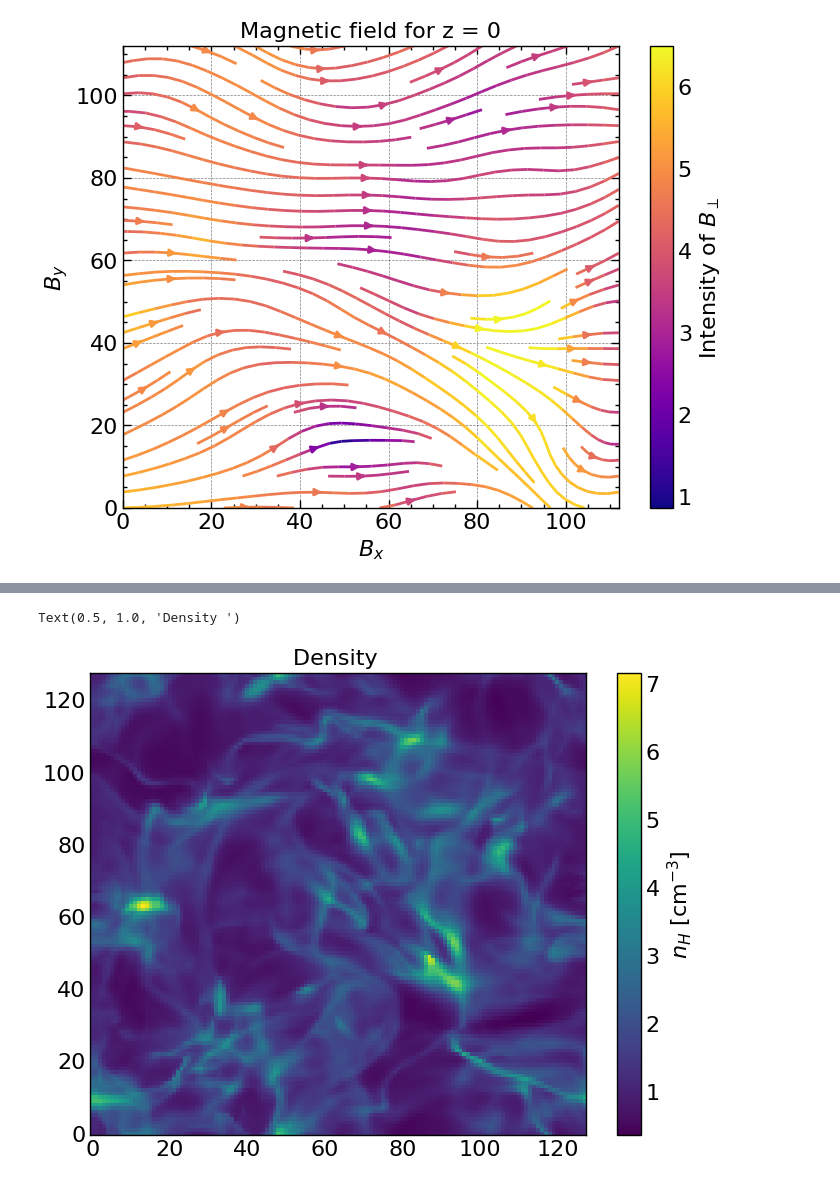
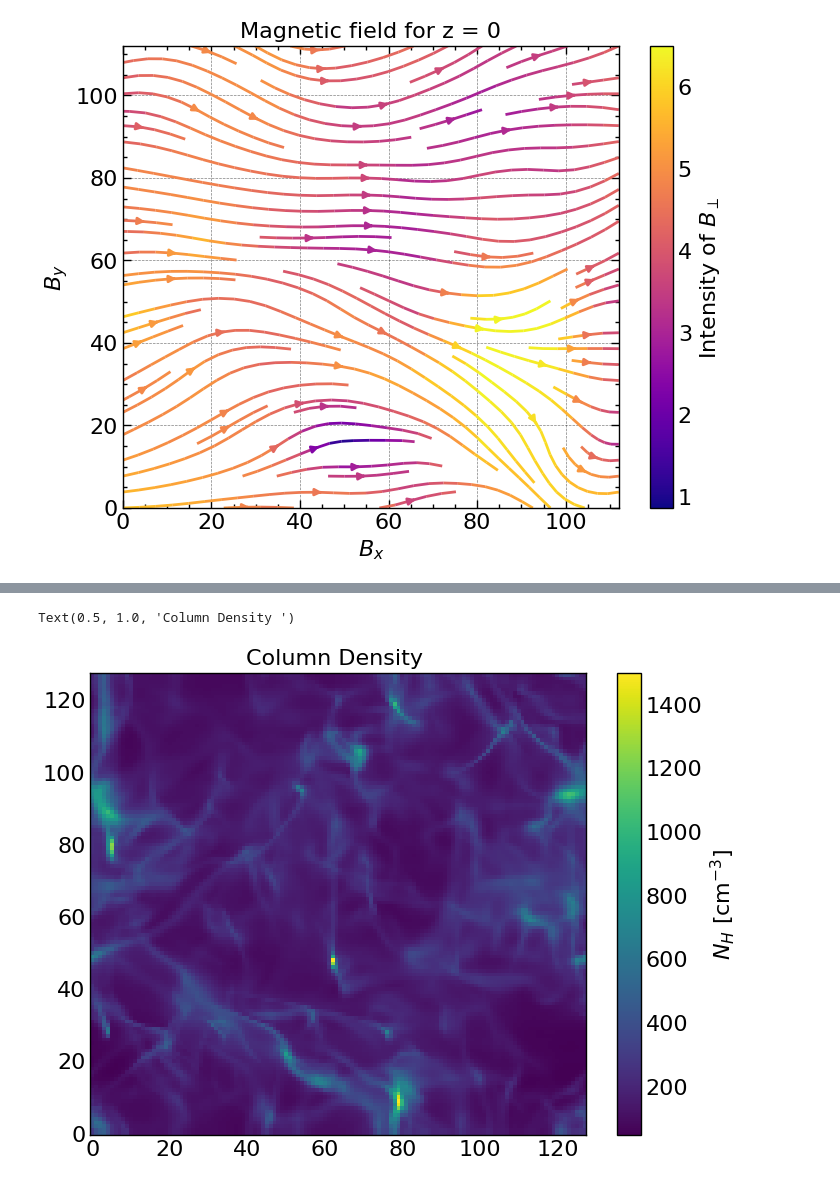
Before and after one commit to TimotheSchmidt/Code-PNU, a Jupyter notebook: Sigma_psi.ipynb, the cells around one changed output, grey strips where cells are left out. Drawn from its saved outputs; the diff is of its cells as text; code cells hidden in the pictures.

```diff
--- a/Sigma_psi.ipynb
+++ b/Sigma_psi.ipynb
@@ -62,13 +63,13 @@ Text(0.5, 1.0, 'Mean magnetic field along the z axis')
 # %%
 X, Y = np.meshgrid(np.arange(0, 128, 1),
                       np.arange(0, 128, 1))
 
-Z = np.mean(file[0].data, 0)[X, Y]
+Z = np.sum(file[0].data, 2)[X, Y]
 
 plt.pcolormesh(X, Y, Z)
-plt.colorbar(label = '$n_H$ [cm$^{-3}$]')
-plt.title('Density ')
+plt.colorbar(label = '$N_H$ [cm$^{-2}$]')
+plt.title('Column Density ')
 # %% [output]
-Text(0.5, 1.0, 'Density ')
+Text(0.5, 1.0, 'Column Density ')
-[figure, old version]
+[figure, new version]
 # %%
```
Also changed, not shown: parts of 6 cells of this notebook, 3 other files.
